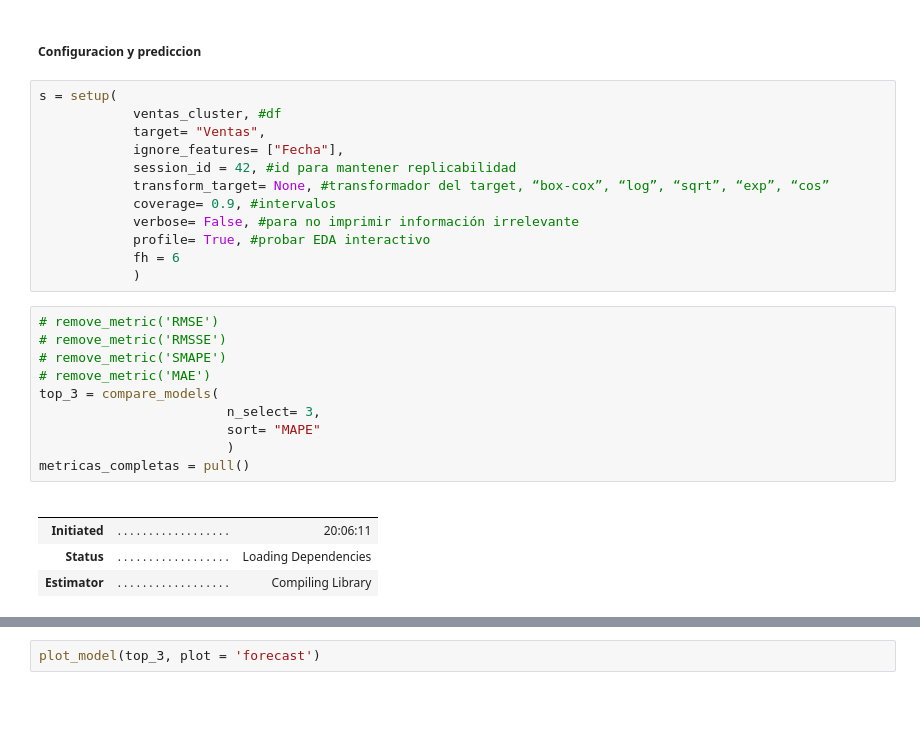
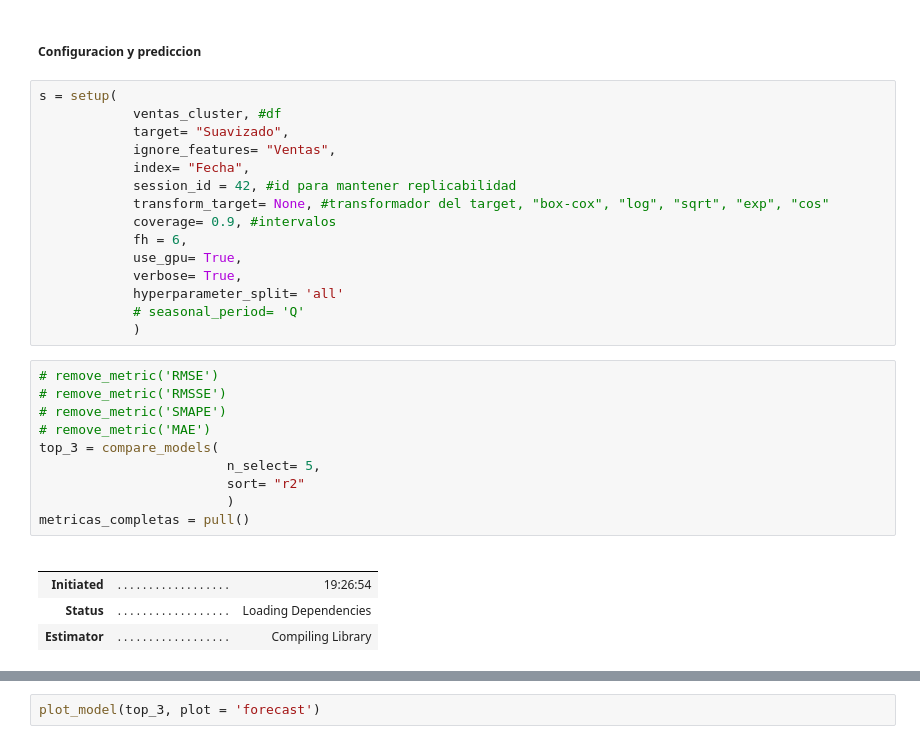
Before and after one commit to TomasCardeLo/ML-Dispapeles-TomasCaLo, a Jupyter notebook: Time series/Time series v4 pycaret.ipynb, the cells around one changed output, grey strips where cells are left out. Drawn from its saved outputs; the diff is of its cells as text; blank space fills up the shorter version.

Commit message:
dado que el modelo no estaba rindiendo, se aplica una suavizacion exponencial a los datos para mejorar las metricas de evaluacion de time series

```diff
--- a/Time series/Time series v4 pycaret.ipynb
+++ b/Time series/Time series v4 pycaret.ipynb
@@ -162,29 +235,32 @@ Name: Ventas, dtype: object
 # %%
 s = setup(
             ventas_cluster, #df
-            target= "Ventas",
-            ignore_features= ["Fecha"],
+            target= "Suavizado",
+            ignore_features= "Ventas",
+            index= "Fecha",
             session_id = 42, #id para mantener replicabilidad
-            transform_target= None, #transformador del target, “box-cox”, “log”, “sqrt”, “exp”, “cos”
+            transform_target= None, #transformador del target, "box-cox", "log", "sqrt", "exp", "cos"
             coverage= 0.9, #intervalos
-            verbose= False, #para no imprimir información irrelevante
-            profile= True, #probar EDA interactivo
-            fh = 6
+            fh = 6,
+            use_gpu= True,
+            verbose= True,
+            hyperparameter_split= 'all'
+            # seasonal_period= 'Q'
             )
 # %%
 # remove_metric('RMSE')
 # remove_metric('RMSSE')
 # remove_metric('SMAPE')
 # remove_metric('MAE')
 top_3 = compare_models(
-                        n_select= 3,
-                        sort= "MAPE"
+                        n_select= 5,
+                        sort= "r2"
                         )
 metricas_completas = pull()
 # %% [output]
 |  |  |  |
 |  |  |  |
-| Initiated | . . . . . . . . . . . . . . . . . . | 20:06:11 |
+| Initiated | . . . . . . . . . . . . . . . . . . | 19:26:54 |
 | Status | . . . . . . . . . . . . . . . . . . | Loading Dependencies |
 | Estimator | . . . . . . . . . . . . . . . . . . | Compiling Library |
 [interactive output not drawn]
```
Also changed, not shown: parts of 21 cells of this notebook, 22 other files.
